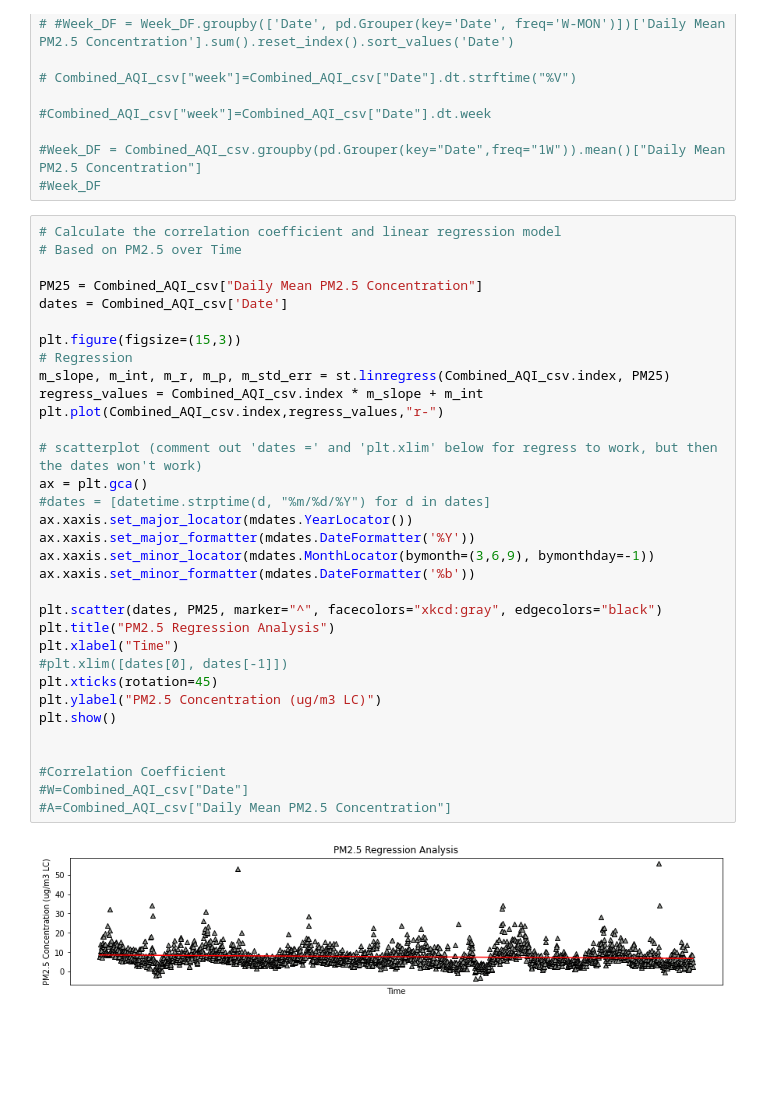
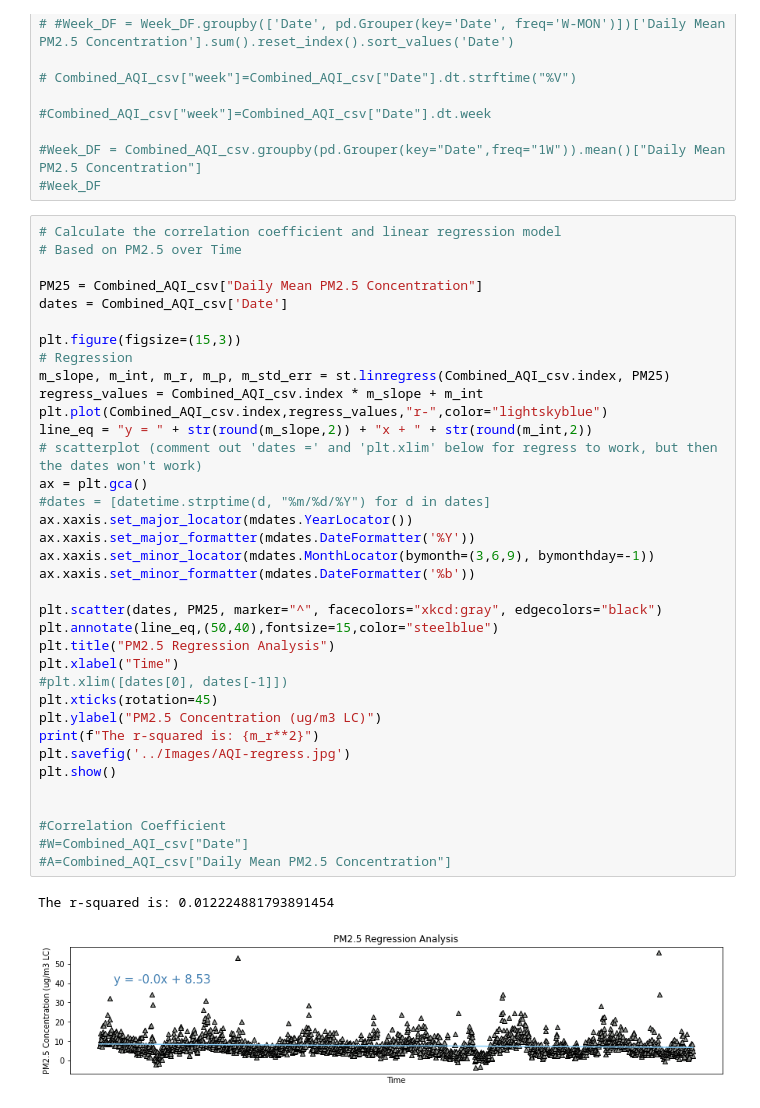
Before and after one commit to gonzaloreusch/Air-Quality, a Jupyter notebook: DataFrames/MatPlotLib_AQI.ipynb, the cells around one changed output. Drawn from its saved outputs; the diff is of its cells as text; blank space fills up the shorter version.

Commit message:
regression line eq, r2 , lines formatting added

```diff
--- a/DataFrames/MatPlotLib_AQI.ipynb
+++ b/DataFrames/MatPlotLib_AQI.ipynb
@@ -83,33 +83,37 @@ plt.show()
 # Based on PM2.5 over Time
 
 PM25 = Combined_AQI_csv["Daily Mean PM2.5 Concentration"]
 dates = Combined_AQI_csv['Date']
 
 plt.figure(figsize=(15,3))
 # Regression
 m_slope, m_int, m_r, m_p, m_std_err = st.linregress(Combined_AQI_csv.index, PM25)
 regress_values = Combined_AQI_csv.index * m_slope + m_int
-plt.plot(Combined_AQI_csv.index,regress_values,"r-")
-
+plt.plot(Combined_AQI_csv.index,regress_values,"r-",color="lightskyblue")
+line_eq = "y = " + str(round(m_slope,2)) + "x + " + str(round(m_int,2))
 # scatterplot (comment out 'dates =' and 'plt.xlim' below for regress to work, but then the dates won't work)
 ax = plt.gca()
 #dates = [datetime.strptime(d, "%m/%d/%Y") for d in dates]
 ax.xaxis.set_major_locator(mdates.YearLocator())
 ax.xaxis.set_major_formatter(mdates.DateFormatter('%Y'))
 ax.xaxis.set_minor_locator(mdates.MonthLocator(bymonth=(3,6,9), bymonthday=-1))
 ax.xaxis.set_minor_formatter(mdates.DateFormatter('%b'))
 
 plt.scatter(dates, PM25, marker="^", facecolors="xkcd:gray", edgecolors="black")
+plt.annotate(line_eq,(50,40),fontsize=15,color="steelblue")
 plt.title("PM2.5 Regression Analysis")
 plt.xlabel("Time")
 #plt.xlim([dates[0], dates[-1]])
 plt.xticks(rotation=45)
 plt.ylabel("PM2.5 Concentration (ug/m3 LC)")
+print(f"The r-squared is: {m_r**2}")
+plt.savefig('../Images/AQI-regress.jpg')
 plt.show()
 
 
 #Correlation Coefficient
 #W=Combined_AQI_csv["Date"]
 #A=Combined_AQI_csv["Daily Mean PM2.5 Concentration"]
 # %% [output]
+The r-squared is: 0.012224881793891454
-[figure, old version]
+[figure, new version]
```
Also changed, not shown: parts of 1 cell of this notebook, 2 other files.
